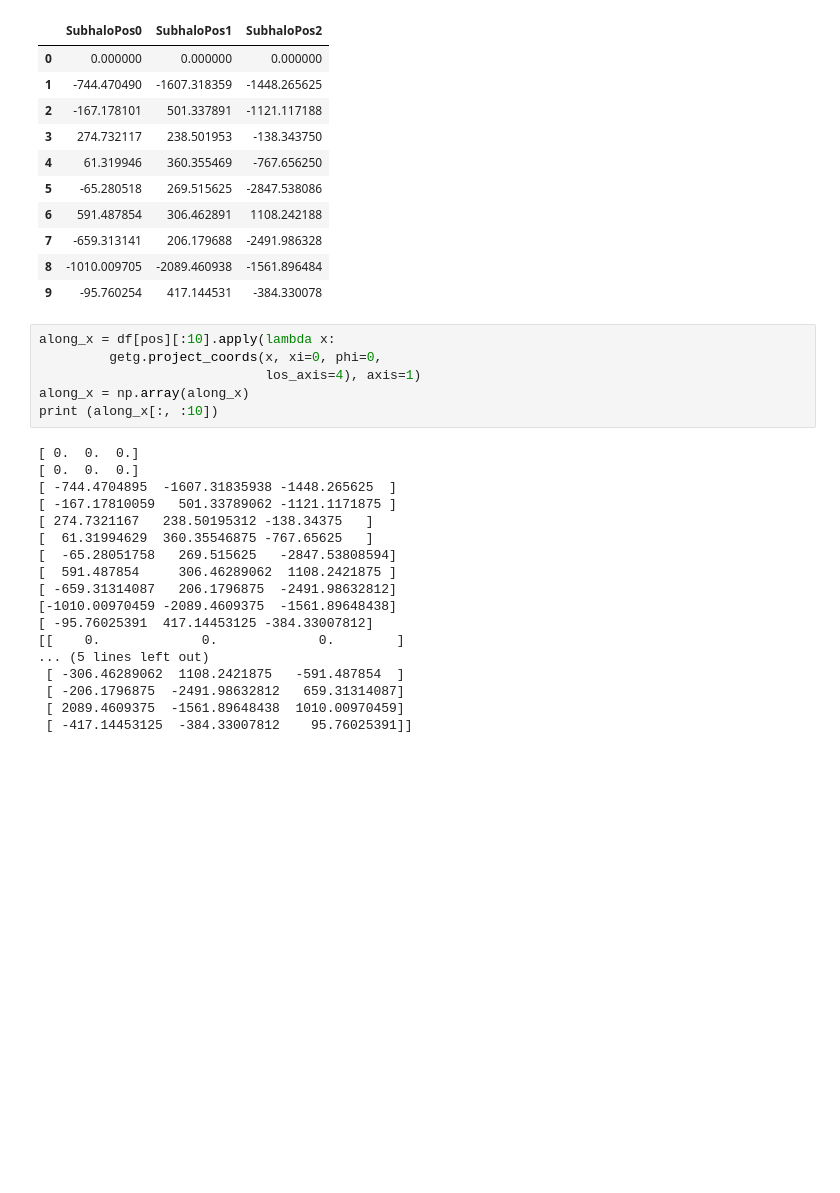
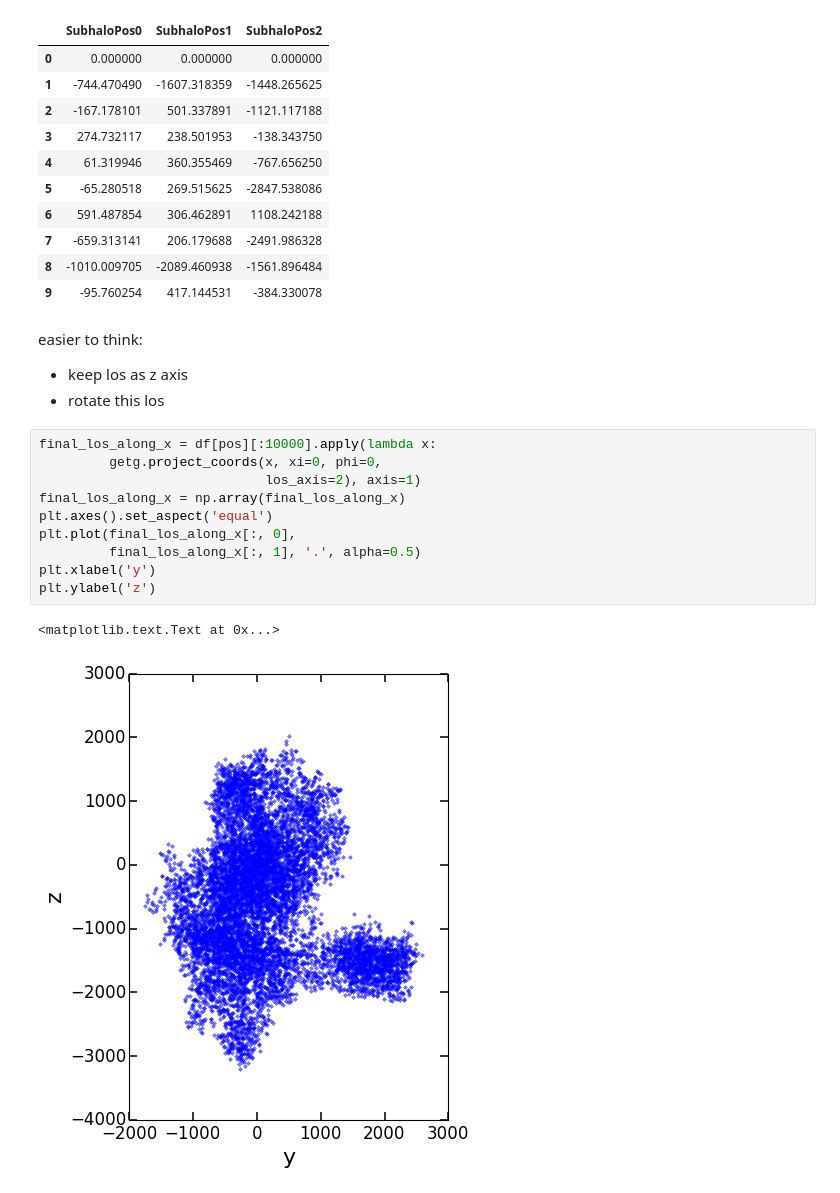
Before and after one commit to karenyyng/galaxy_DM_offset, a Jupyter notebook: code/prototypes/examine_projections.ipynb, the cells around one changed output. Drawn from its saved outputs; the diff is of its cells as text; blank space fills up the shorter version.

```diff
--- a/code/prototypes/examine_projections.ipynb
+++ b/code/prototypes/examine_projections.ipynb
@@ -45,27 +48,20 @@ df[pos][:10]
 | 7 | -659.313141 | 206.179688 | -2491.986328 |
 | 8 | -1010.009705 | -2089.460938 | -1561.896484 |
 | 9 | -95.760254 | 417.144531 | -384.330078 |
+# %% [markdown]
+easier to think:
+* keep los as z axis
+* rotate this los
 # %%
-along_x = df[pos][:10].apply(lambda x:
+final_los_along_x = df[pos][:10000].apply(lambda x:
          getg.project_coords(x, xi=0, phi=0,
-                             los_axis=4), axis=1)
-along_x = np.array(along_x)
-print (along_x[:, :10])
+                             los_axis=2), axis=1)
+final_los_along_x = np.array(final_los_along_x)
+plt.axes().set_aspect('equal')
+plt.plot(final_los_along_x[:, 0],
+         final_los_along_x[:, 1], '.', alpha=0.5)
+plt.xlabel('y')
+plt.ylabel('z')
 # %% [output]
-[ 0.  0.  0.]
-[ 0.  0.  0.]
-[ -744.4704895  -1607.31835938 -1448.265625  ]
-[ -167.17810059   501.33789062 -1121.1171875 ]
-[ 274.7321167   238.50195312 -138.34375   ]
-[  61.31994629  360.35546875 -767.65625   ]
-[  -65.28051758   269.515625   -2847.53808594]
-[  591.487854     306.46289062  1108.2421875 ]
-[ -659.31314087   206.1796875  -2491.98632812]
-[-1010.00970459 -2089.4609375  -1561.89648438]
-[ -95.76025391  417.14453125 -384.33007812]
-[[    0.             0.             0.        ]
-... (5 lines left out)
- [ -306.46289062  1108.2421875   -591.487854  ]
- [ -206.1796875  -2491.98632812   659.31314087]
- [ 2089.4609375  -1561.89648438  1010.00970459]
- [ -417.14453125  -384.33007812    95.76025391]]
+<matplotlib.text.Text at 0x...>
+[figure, added]
```
Also changed, not shown: parts of 3 cells of this notebook, 1 other file.
